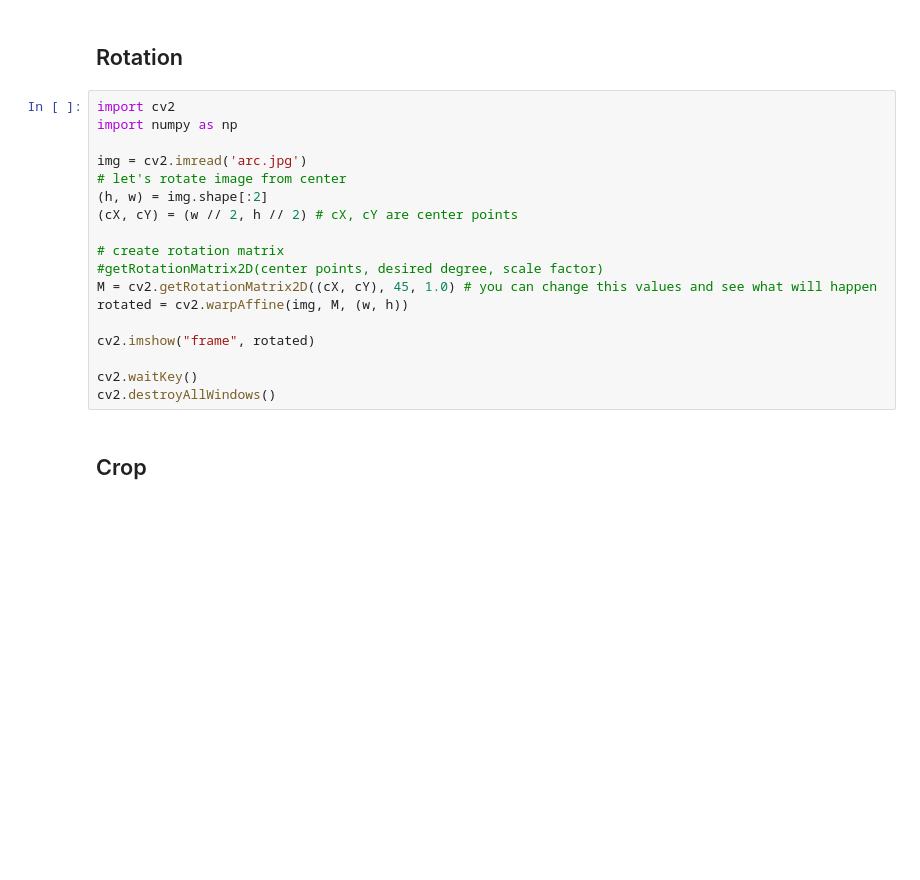
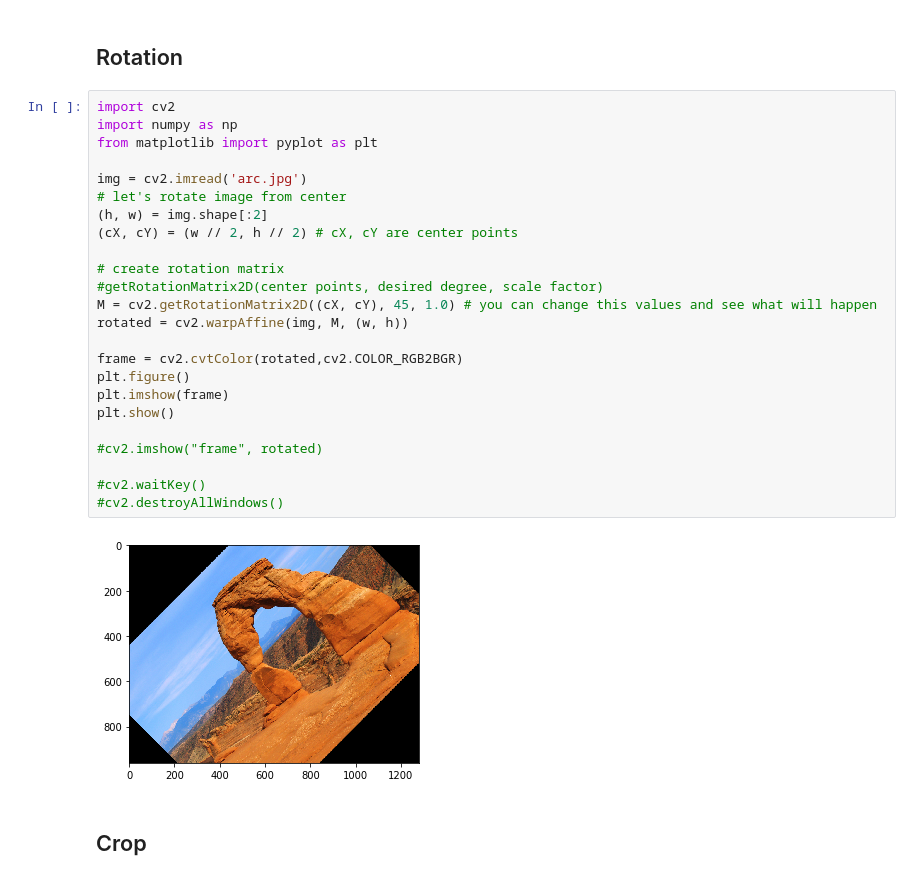
Before and after one commit to emrgry/ImageProcessingCourse, a Jupyter notebook: 2. Fundamental_Functions/Fundamental_Functions.ipynb, the cells around one changed output. Cells and saved outputs as stored; diff of their text form; blank space fills up the shorter version.

```diff
--- a/2. Fundamental_Functions/Fundamental_Functions.ipynb
+++ b/2. Fundamental_Functions/Fundamental_Functions.ipynb
@@ -40,21 +57,29 @@ cv2.destroyAllWindows()
 # %%
 import cv2
 import numpy as np
+from matplotlib import pyplot as plt
 
 img = cv2.imread('arc.jpg')
 # let's rotate image from center
 (h, w) = img.shape[:2]
 (cX, cY) = (w // 2, h // 2) # cX, cY are center points
 
 # create rotation matrix
 #getRotationMatrix2D(center points, desired degree, scale factor)
 M = cv2.getRotationMatrix2D((cX, cY), 45, 1.0) # you can change this values and see what will happen
 rotated = cv2.warpAffine(img, M, (w, h))
 
-cv2.imshow("frame", rotated)
+frame = cv2.cvtColor(rotated,cv2.COLOR_RGB2BGR)
+plt.figure()
+plt.imshow(frame)
+plt.show()
 
-cv2.waitKey()
-cv2.destroyAllWindows()
+#cv2.imshow("frame", rotated)
+
+#cv2.waitKey()
+#cv2.destroyAllWindows()
+# %% [output]
+[figure, added]
 # %% [markdown]
 ## Crop
 # %%
```
Also changed, not shown: parts of 10 cells of this notebook.
